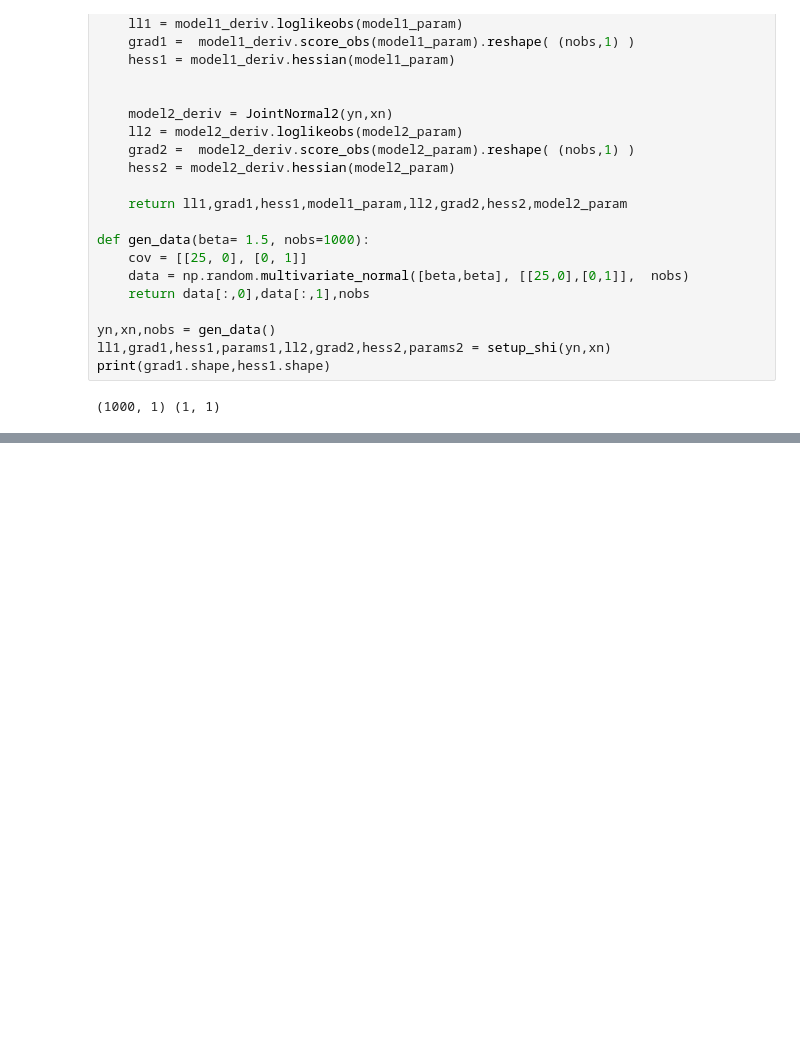
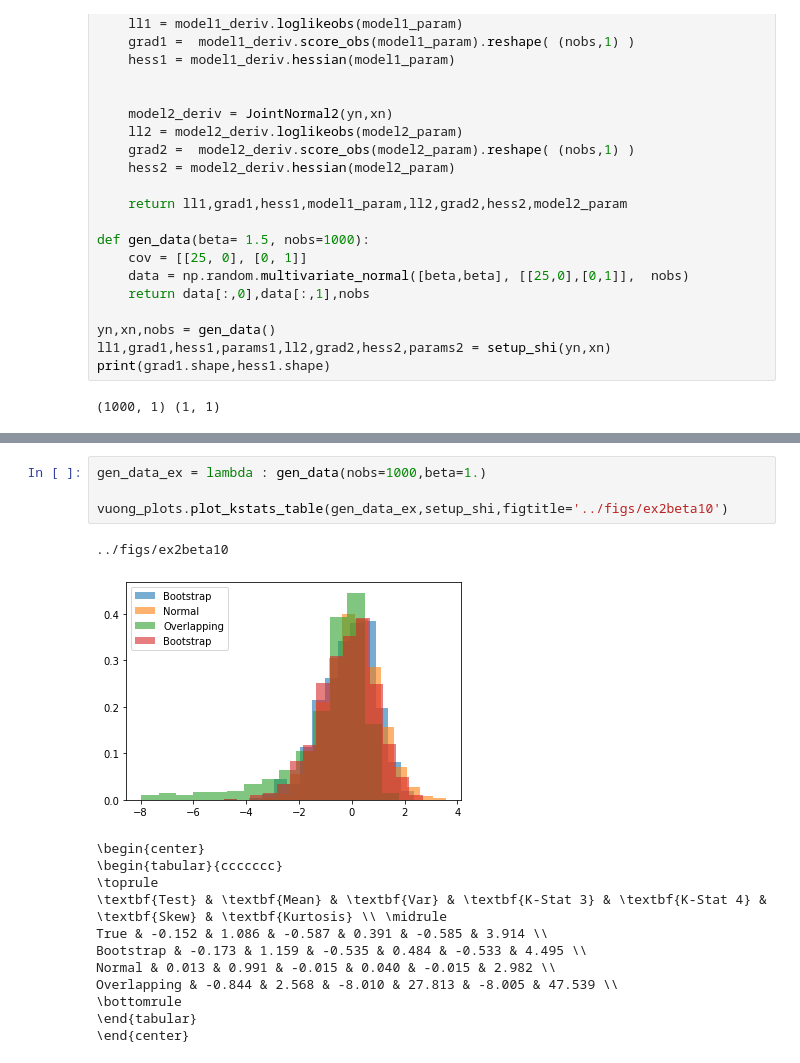
Before and after one commit to ericschulman/testing, a Jupyter notebook: shi_ex2/kstats_table.ipynb, the cells around one changed output, grey strips where cells are left out. Saved outputs shown, nothing was run; the diff lists cells and outputs as text; blank space fills up the shorter version.

```diff
--- a/shi_ex2/kstats_table.ipynb
+++ b/shi_ex2/kstats_table.ipynb
@@ -81 +103,19 @@ Overlapping & -1.370 & 19.697 & -1372.095 & 171050.584 & -1371.272 & 171974.196
+# %%
+gen_data_ex = lambda : gen_data(nobs=1000,beta=1.)
+
+vuong_plots.plot_kstats_table(gen_data_ex,setup_shi,figtitle='../figs/ex2beta10')
+# %% [output]
+../figs/ex2beta10
+[figure, added]
+\begin{center}
+\begin{tabular}{ccccccc}
+\toprule
+\textbf{Test} & \textbf{Mean} & \textbf{Var} & \textbf{K-Stat 3} & \textbf{K-Stat 4} & \textbf{Skew} & \textbf{Kurtosis} \\ \midrule
+True & -0.152 & 1.086 & -0.587 & 0.391 & -0.585 & 3.914 \\
+Bootstrap & -0.173 & 1.159 & -0.535 & 0.484 & -0.533 & 4.495 \\
+Normal & 0.013 & 0.991 & -0.015 & 0.040 & -0.015 & 2.982 \\
+Overlapping & -0.844 & 2.568 & -8.010 & 27.813 & -8.005 & 47.539 \\
+\bottomrule
+\end{tabular}
+\end{center}
 # %%
```
Also changed, not shown: parts of 5 cells of this notebook, 12 other files.
